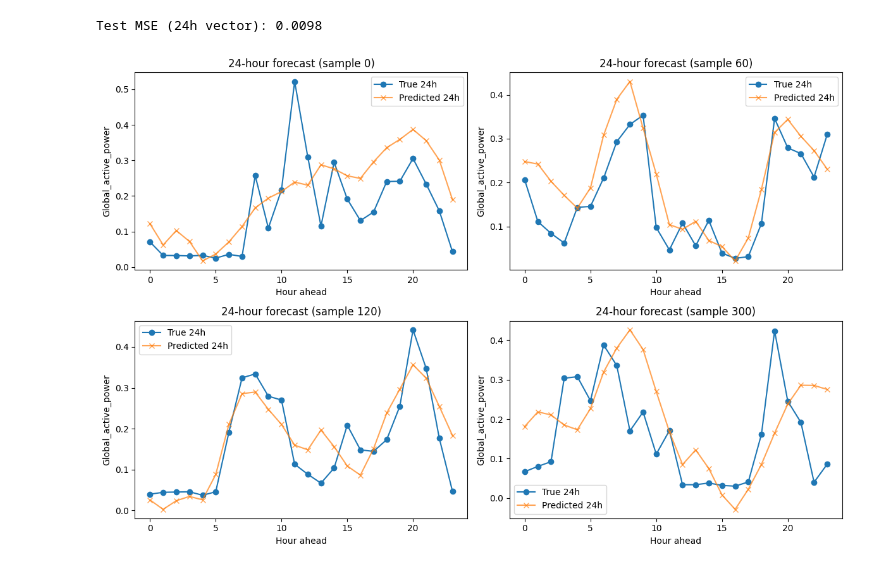
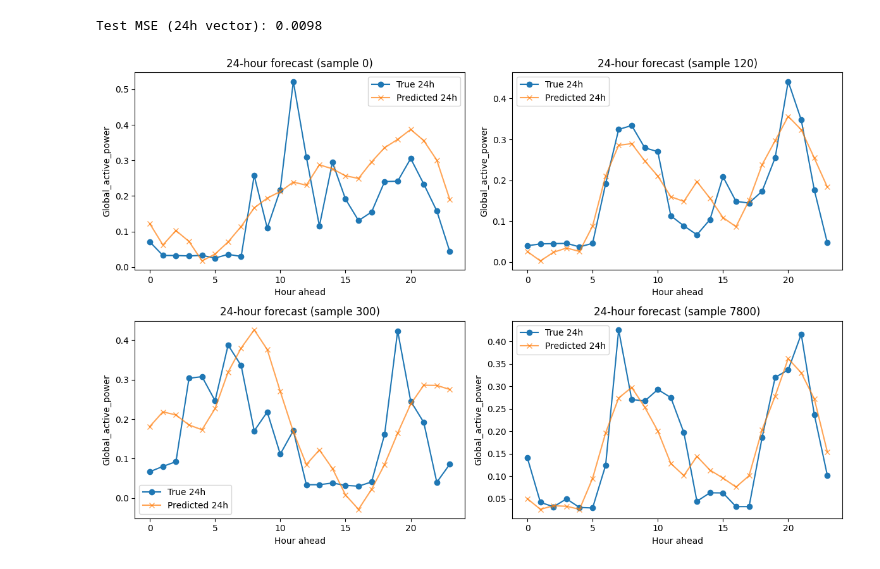
Before and after one commit to veetirajaniemi/adaml-ml-project, a Jupyter notebook: transformerNN.ipynb, the cells around one changed output. Saved outputs shown, nothing was run; the diff lists cells and outputs as text; code cells hidden in the pictures.

```diff
--- a/transformerNN.ipynb
+++ b/transformerNN.ipynb
@@ -281,20 +281,20 @@ y_pred = torch.cat(y_pred_list, dim=0).numpy()  # (N_samples, 24)
 # %% [output]
 Test MSE (24h vector): 0.0098
 # %%
-sample_indices = [0, 60, 120, 300]
+sample_indices = [0, 120, 300, 7800]
 
 plt.figure(figsize=(12, 8))
 
 for i, idx in enumerate(sample_indices):
     plt.subplot(2, 2, i + 1)
     plt.plot(y_true[idx], label="True 24h", marker="o")
     plt.plot(y_pred[idx], label="Predicted 24h", marker="x", alpha=0.7)
     plt.xlabel("Hour ahead")
     plt.ylabel("Global_active_power")
     plt.title(f"24-hour forecast (sample {idx})")
     plt.legend()
 
 plt.tight_layout()
 plt.show()
 # %% [output]
-[figure, old version]
+[figure, new version]
```
